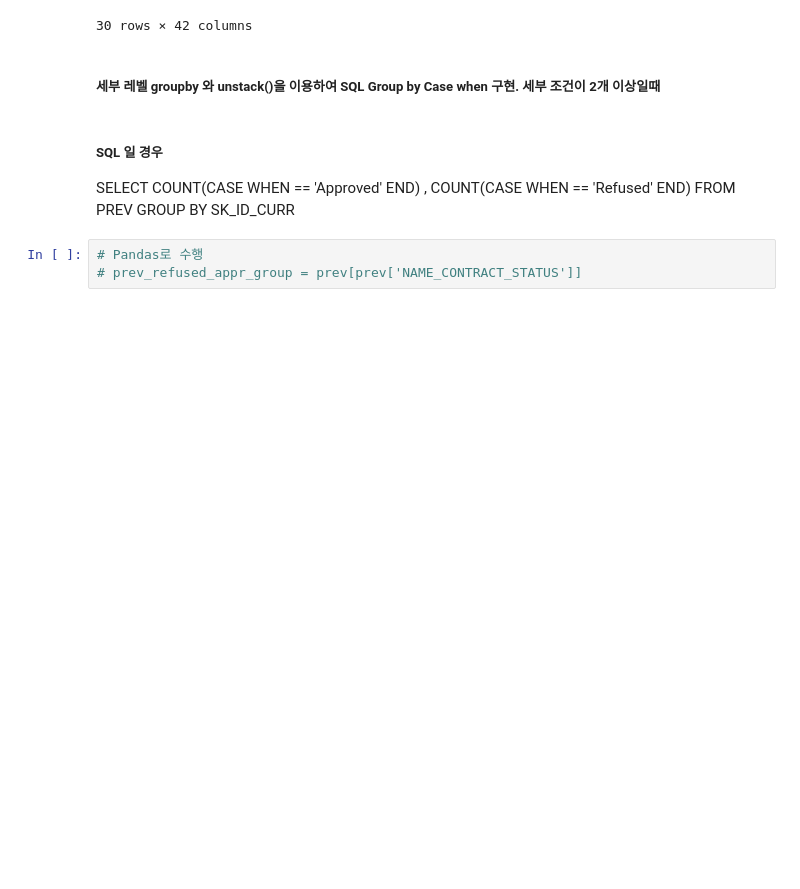
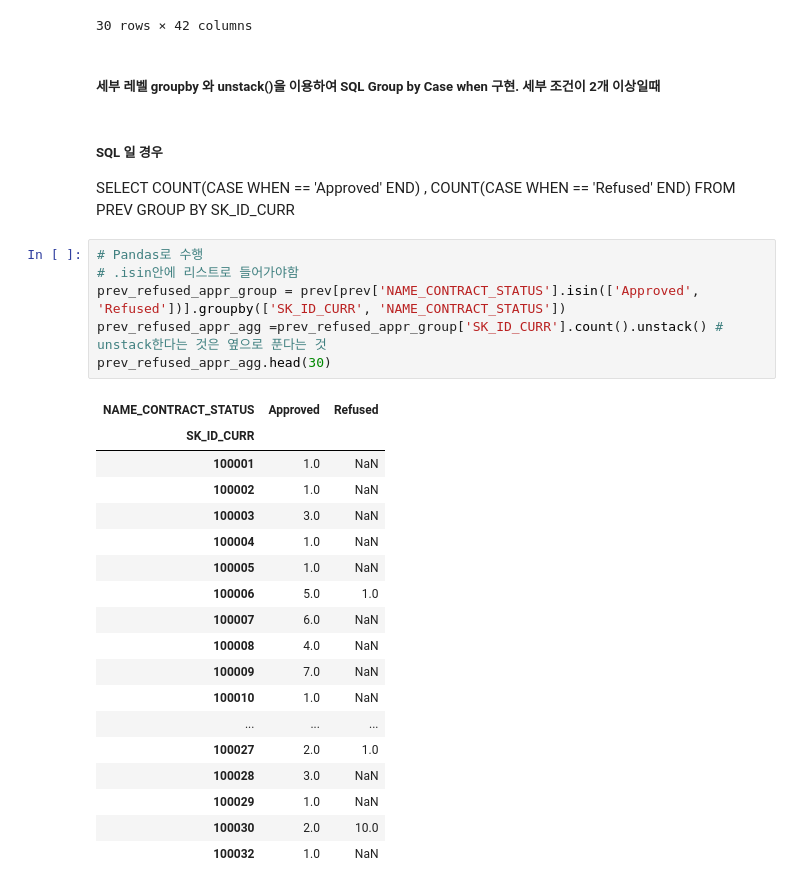
Before and after one commit to minglet/ML_study, a Jupyter notebook: advanced_kaggle/prev_baseline.ipynb, the cells around one changed output. Cells and saved outputs as stored; diff of their text form; blank space fills up the shorter version.

```diff
--- a/advanced_kaggle/prev_baseline.ipynb
+++ b/advanced_kaggle/prev_baseline.ipynb
@@ -525,6 +498,28 @@ prev_amt_refused_agg.head(30)
 # %% [markdown]
 ##### SQL 일 경우
 SELECT COUNT(CASE WHEN == 'Approved' END) , COUNT(CASE WHEN == 'Refused' END) FROM PREV GROUP BY SK_ID_CURR
-# %%
-# Pandas로 수행
-# prev_refused_appr_group = prev[prev['NAME_CONTRACT_STATUS']]
+# %%
+# Pandas로 수행
+# .isin안에 리스트로 들어가야함
+prev_refused_appr_group = prev[prev['NAME_CONTRACT_STATUS'].isin(['Approved', 'Refused'])].groupby(['SK_ID_CURR', 'NAME_CONTRACT_STATUS'])
+prev_refused_appr_agg =prev_refused_appr_group['SK_ID_CURR'].count().unstack() # unstack한다는 것은 옆으로 푼다는 것
+prev_refused_appr_agg.head(30)
+# %% [output]
+| NAME_CONTRACT_STATUS | Approved | Refused |
+| SK_ID_CURR |  |  |
+| 100001 | 1.0 | NaN |
+| 100002 | 1.0 | NaN |
+| 100003 | 3.0 | NaN |
+| 100004 | 1.0 | NaN |
+| 100005 | 1.0 | NaN |
+| 100006 | 5.0 | 1.0 |
+| 100007 | 6.0 | NaN |
+| 100008 | 4.0 | NaN |
+| 100009 | 7.0 | NaN |
+| 100010 | 1.0 | NaN |
+| ... | ... | ... |
+| 100027 | 2.0 | 1.0 |
+| 100028 | 3.0 | NaN |
+| 100029 | 1.0 | NaN |
+| 100030 | 2.0 | 10.0 |
+| 100032 | 1.0 | NaN |
```
Also changed, not shown: parts of 12 cells of this notebook, 1 other file.
